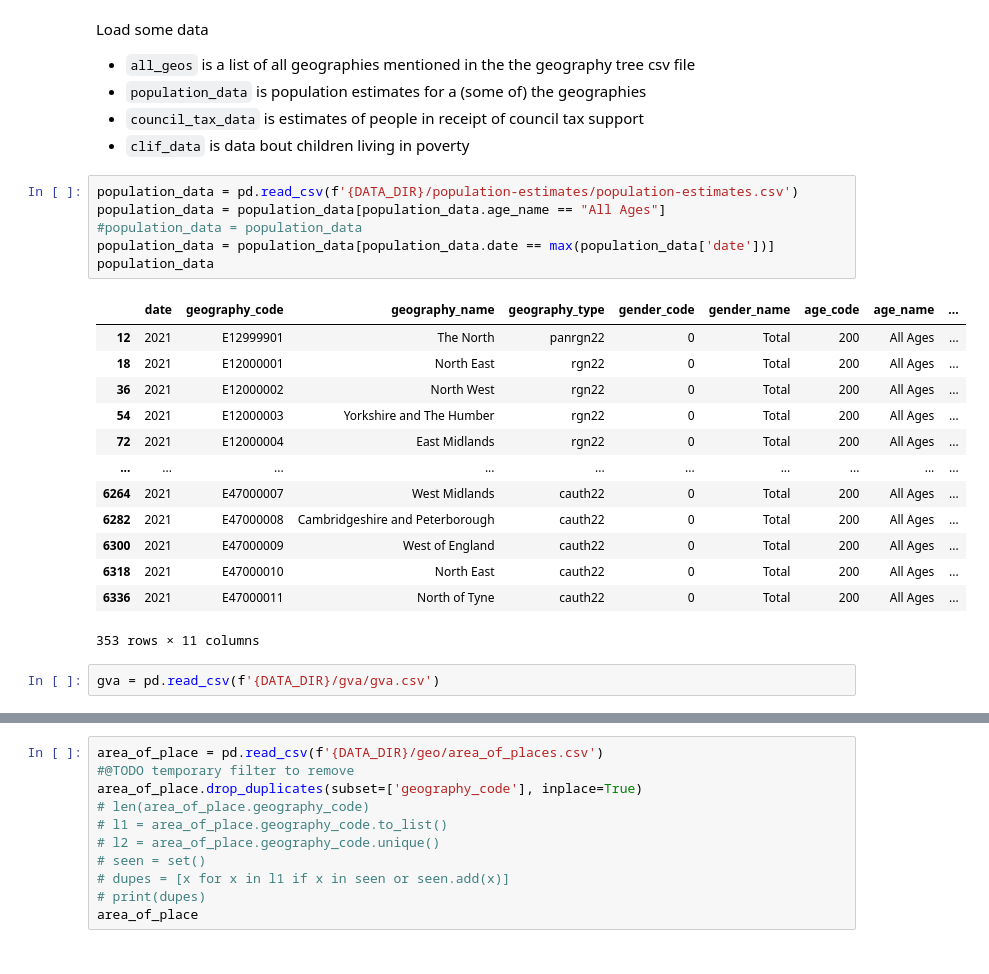
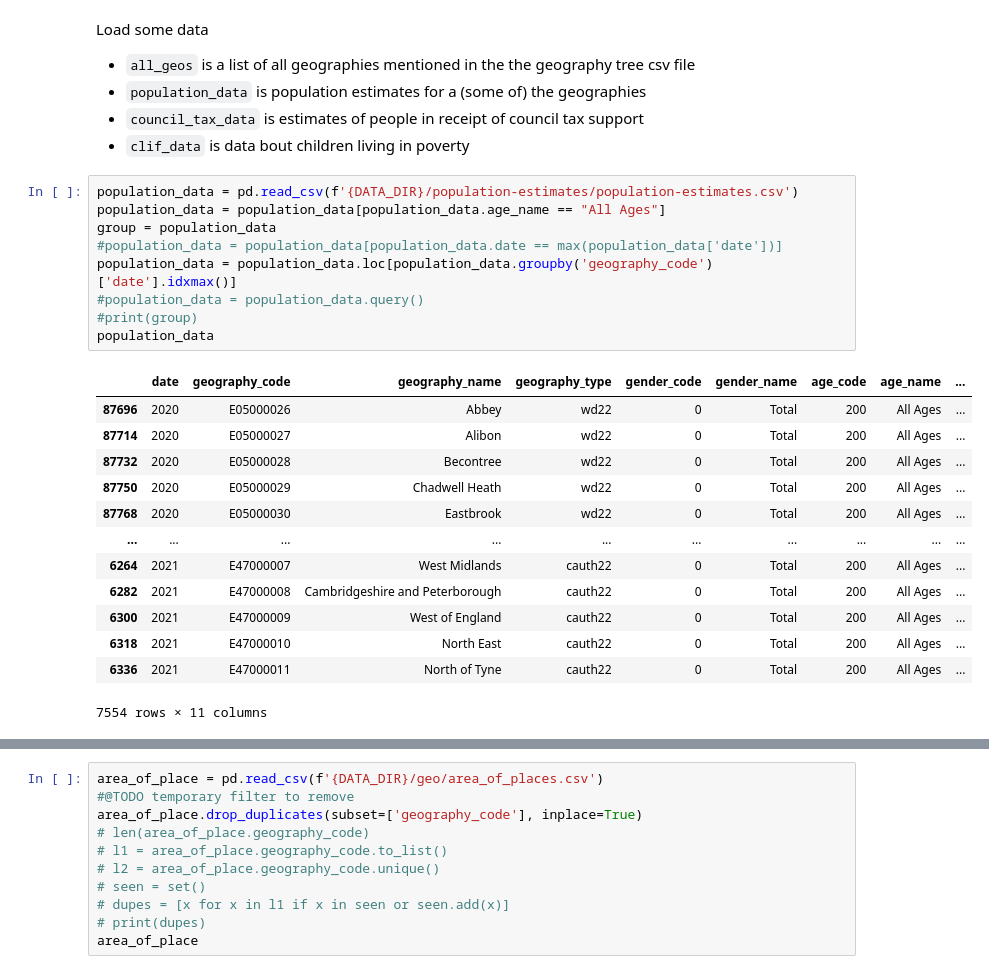
Before and after one commit to open-innovations/jrf-insight, a Jupyter notebook: pipelines/place/transform.ipynb, the cells around one changed output, grey strips where cells are left out. Cells and saved outputs as stored; diff of their text form.

```diff
--- a/pipelines/place/transform.ipynb
+++ b/pipelines/place/transform.ipynb
@@ -13,22 +13,23 @@ Load some data
 # %%
 population_data = pd.read_csv(f'{DATA_DIR}/population-estimates/population-estimates.csv')
 population_data = population_data[population_data.age_name == "All Ages"]
-#population_data = population_data
-population_data = population_data[population_data.date == max(population_data['date'])]
+group = population_data
+#population_data = population_data[population_data.date == max(population_data['date'])]
+population_data = population_data.loc[population_data.groupby('geography_code')['date'].idxmax()]
+#population_data = population_data.query()
+#print(group)
 population_data
 # %% [output]
 |  | date | geography_code | geography_name | geography_type | gender_code | gender_name | age_code | age_name | ... |
-| 12 | 2021 | E12999901 | The North | panrgn22 | 0 | Total | 200 | All Ages | ... |
-| 18 | 2021 | E12000001 | North East | rgn22 | 0 | Total | 200 | All Ages | ... |
-| 36 | 2021 | E12000002 | North West | rgn22 | 0 | Total | 200 | All Ages | ... |
-| 54 | 2021 | E12000003 | Yorkshire and The Humber | rgn22 | 0 | Total | 200 | All Ages | ... |
-| 72 | 2021 | E12000004 | East Midlands | rgn22 | 0 | Total | 200 | All Ages | ... |
+| 87696 | 2020 | E05000026 | Abbey | wd22 | 0 | Total | 200 | All Ages | ... |
+| 87714 | 2020 | E05000027 | Alibon | wd22 | 0 | Total | 200 | All Ages | ... |
+| 87732 | 2020 | E05000028 | Becontree | wd22 | 0 | Total | 200 | All Ages | ... |
+| 87750 | 2020 | E05000029 | Chadwell Heath | wd22 | 0 | Total | 200 | All Ages | ... |
+| 87768 | 2020 | E05000030 | Eastbrook | wd22 | 0 | Total | 200 | All Ages | ... |
 | ... | ... | ... | ... | ... | ... | ... | ... | ... | ... |
 | 6264 | 2021 | E47000007 | West Midlands | cauth22 | 0 | Total | 200 | All Ages | ... |
 | 6282 | 2021 | E47000008 | Cambridgeshire and Peterborough | cauth22 | 0 | Total | 200 | All Ages | ... |
 | 6300 | 2021 | E47000009 | West of England | cauth22 | 0 | Total | 200 | All Ages | ... |
 | 6318 | 2021 | E47000010 | North East | cauth22 | 0 | Total | 200 | All Ages | ... |
 | 6336 | 2021 | E47000011 | North of Tyne | cauth22 | 0 | Total | 200 | All Ages | ... |
-353 rows × 11 columns
+7554 rows × 11 columns
-# %%
-gva = pd.read_csv(f'{DATA_DIR}/gva/gva.csv')
```
Also changed, not shown: parts of 4 cells of this notebook, 3 other files.
